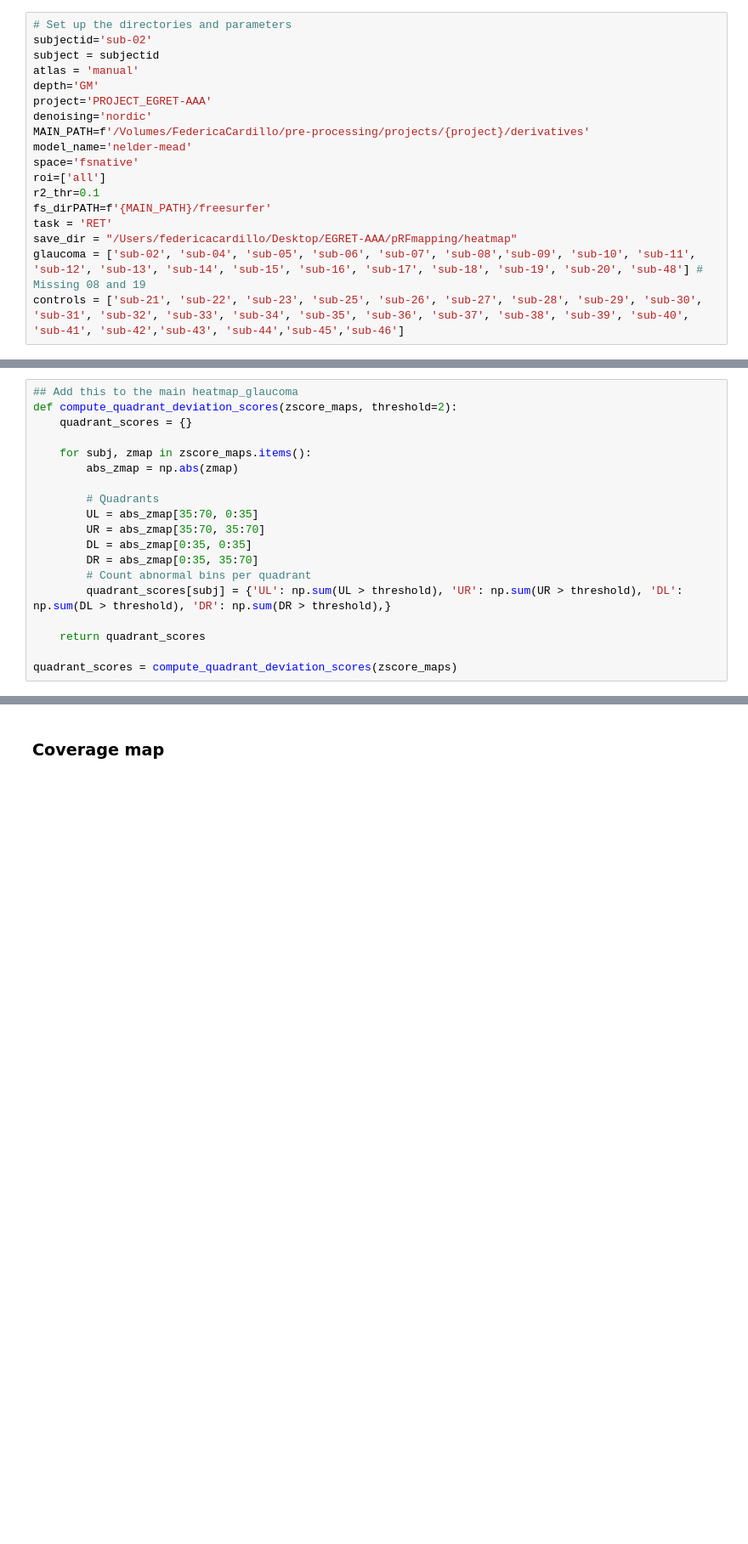
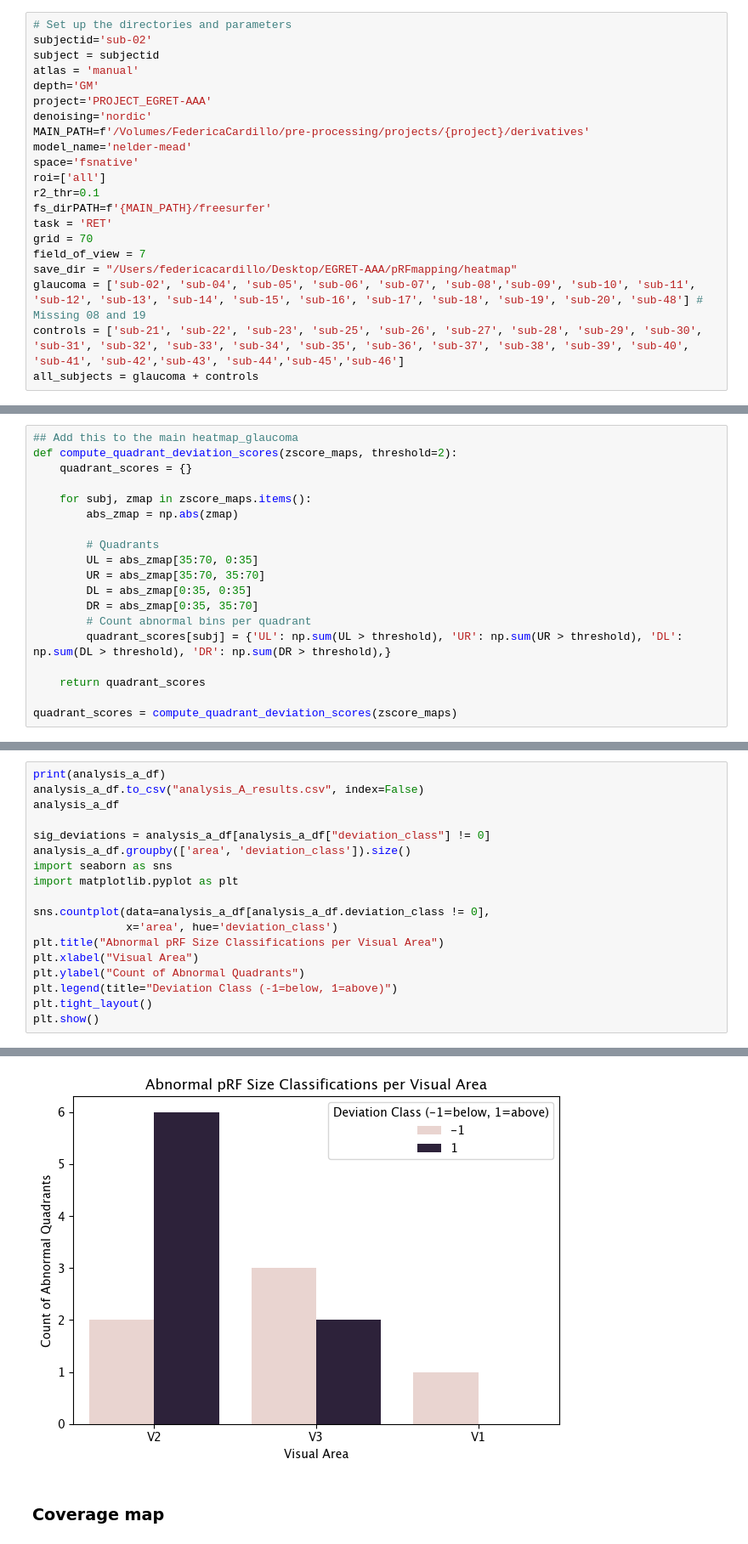
Before and after one commit to FedericaCardillo1999/pRF_fitting, a Jupyter notebook: results/fitpRF_resultsplots_cortex.ipynb, the cells around one changed output, grey strips where cells are left out. Shown at 85% size. Saved outputs shown, nothing was run; the diff lists cells and outputs as text; blank space fills up the shorter version.

```diff
--- a/results/fitpRF_resultsplots_cortex.ipynb
+++ b/results/fitpRF_resultsplots_cortex.ipynb
@@ -33,9 +33,12 @@ roi=['all']
 r2_thr=0.1
 fs_dirPATH=f'{MAIN_PATH}/freesurfer'
 task = 'RET'
+grid = 70
+field_of_view = 7
 save_dir = "/Users/federicacardillo/Desktop/EGRET-AAA/pRFmapping/heatmap"
 glaucoma = ['sub-02', 'sub-04', 'sub-05', 'sub-06', 'sub-07', 'sub-08','sub-09', 'sub-10', 'sub-11', 'sub-12', 'sub-13', 'sub-14', 'sub-15', 'sub-16', 'sub-17', 'sub-18', 'sub-19', 'sub-20', 'sub-48'] # Missing 08 and 19
 controls = ['sub-21', 'sub-22', 'sub-23', 'sub-25', 'sub-26', 'sub-27', 'sub-28', 'sub-29', 'sub-30', 'sub-31', 'sub-32', 'sub-33', 'sub-34', 'sub-35', 'sub-36', 'sub-37', 'sub-38', 'sub-39', 'sub-40', 'sub-41', 'sub-42','sub-43', 'sub-44','sub-45','sub-46']
+all_subjects = glaucoma + controls
 # %%
 # Load the surface and vertices of the subject
 surfs = [cortex.polyutils.Surface(*d) for d in cortex.db.get_surf(subject, "fiducial")]
@@ -281,0 +360,19 @@ for quad in ['UL', 'UR', 'DL', 'DR']:
+# %%
+print(analysis_a_df)
+analysis_a_df.to_csv("analysis_A_results.csv", index=False)
+analysis_a_df
+
+sig_deviations = analysis_a_df[analysis_a_df["deviation_class"] != 0]
+analysis_a_df.groupby(['area', 'deviation_class']).size()
+import seaborn as sns
+import matplotlib.pyplot as plt
+
+sns.countplot(data=analysis_a_df[analysis_a_df.deviation_class != 0],
+              x='area', hue='deviation_class')
+plt.title("Abnormal pRF Size Classifications per Visual Area")
+plt.xlabel("Visual Area")
+plt.ylabel("Count of Abnormal Quadrants")
+plt.legend(title="Deviation Class (-1=below, 1=above)")
+plt.tight_layout()
+plt.show()
+# %% [output]
@@ -282,2 +393,3 @@ for quad in ['UL', 'UR', 'DL', 'DR']:
+[figure, added]
 # %% [markdown]
 ### Coverage map
```
Also changed, not shown: parts of 10 cells of this notebook, 26 other files.
